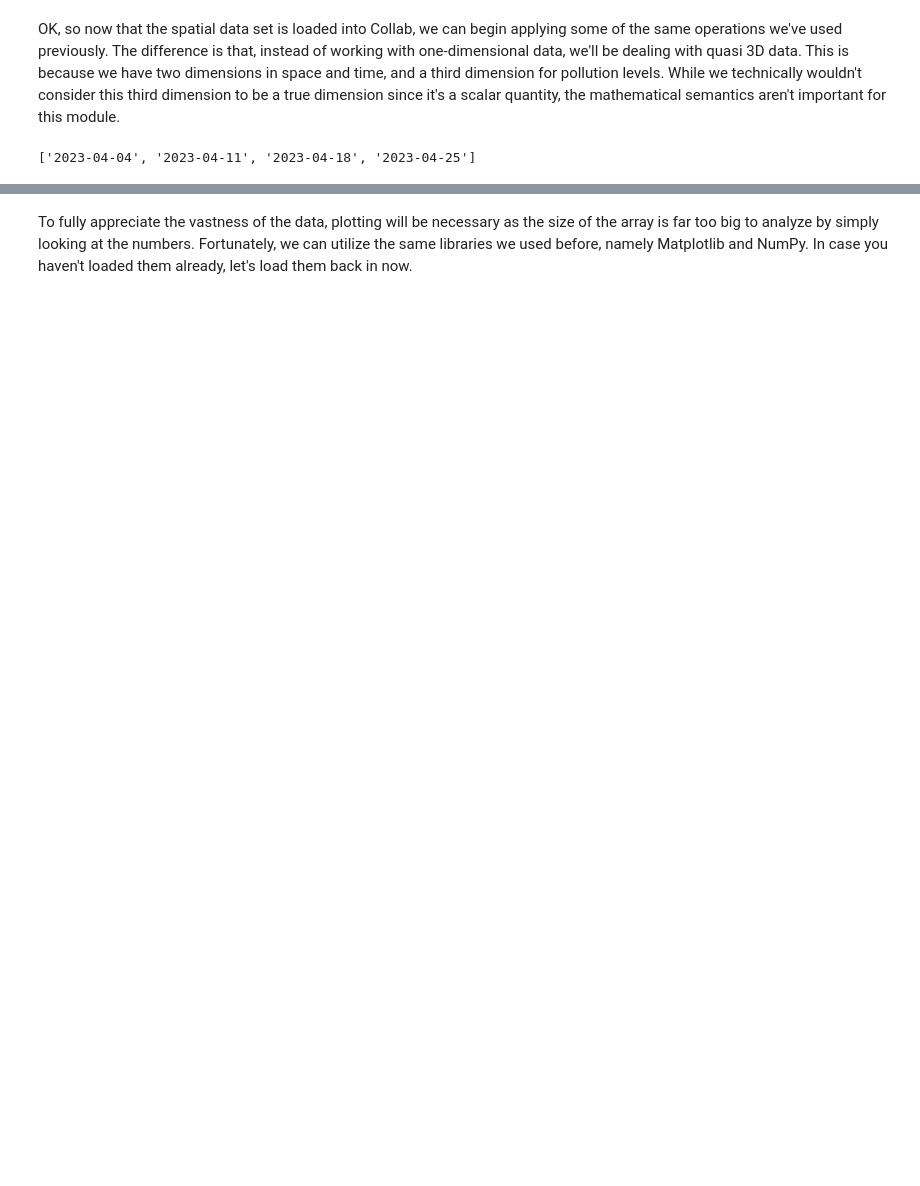
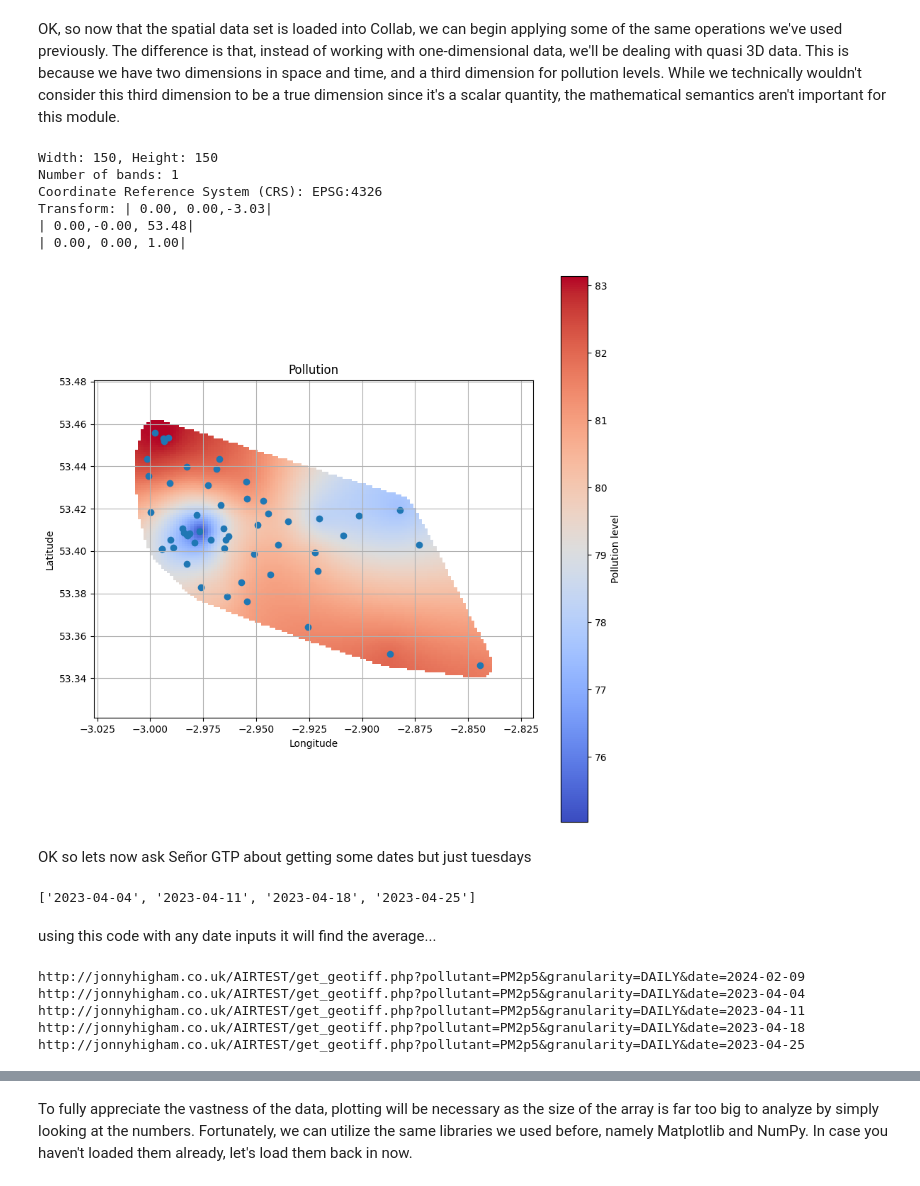
Before and after one commit to flowonthegoliv/ENVS666_2024, a Jupyter notebook: Tutorial_1.ipynb, the cells around one changed output, grey strips where cells are left out. Saved outputs shown, nothing was run; the diff lists cells and outputs as text; code cells hidden in the pictures; blank space fills up the shorter version.

```diff
--- a/Tutorial_1.ipynb
+++ b/Tutorial_1.ipynb
@@ -407,4 +423,65 @@ Transform: | 0.00, 0.00,-3.03|
 # %% [markdown]
 OK, so now that the spatial data set is loaded into Collab, we can begin applying some of the same operations we've used previously. The difference is that, instead of working with one-dimensional data, we'll be dealing with quasi 3D data. This is because we have two dimensions in space and time, and a third dimension for pollution levels. While we technically wouldn't consider this third dimension to be a true dimension since it's a scalar quantity, the mathematical semantics aren't important for this module.
+# %%
+#maybe lets add the scatter points
+import matplotlib.pyplot as plt
+import rasterio
+
+pollutant = 'HUMIDITY' #TEMPERATURE, PM2p5, PM10p0, PM1p0
+granularity = 'YEARLY' #MONTHLY, DAILY, HOURLY
+date='2024-02-09'
+
+file_path = requests.get('http://jonnyhigham.co.uk/AIRTEST/get_geotiff.php?pollutant='+pollutant+'&granularity='+granularity+'&date='+date).json()
+with rasterio.open(file_path) as src:
+    # Print basic metadata about the GeoTIFF file
+    print(f"Width: {src.width}, Height: {src.height}")
+    print(f"Number of bands: {src.count}")
+    print(f"Coordinate Reference System (CRS): {src.crs}")
+    print(f"Transform: {src.transform}")
+
+    # Read the first band
+    data = src.read(1, masked=True)  # Use masked=True to mask out no data values
+
+    # Get bounds
+    bounds = src.bounds
+    extent = [bounds.left, bounds.right, bounds.bottom, bounds.top]
+
+    # Plotting
+    fig, ax = plt.subplots(1, 1, figsize=(10, 10))
+    im = ax.imshow(data, cmap='coolwarm', extent=extent)
+
+    # Adding Points from before
+
+    url = "https://jonnyhigham.com/ENVS666/get_forecast.php"
+    response = requests.get(url)
+    data = response.json()
+    sensorInfo = data['sensorInfo']
+    df = pd.DataFrame(sensorInfo)
+    plt.scatter(df['lng'],df['lat'])
+
+
+    ax.set_title('Pollution')
+    ax.set_xlabel('Longitude')
+    ax.set_ylabel('Latitude')
+
+    # Adding colorbar
+    cbar = fig.colorbar(im, ax=ax)
+    cbar.set_label('Pollution level')
+
+    # Show grid and set aspect
+    ax.grid(True)
+    ax.set_aspect('equal', adjustable='box')
+
+    plt.show()
+# %% [output]
+Width: 150, Height: 150
+Number of bands: 1
+Coordinate Reference System (CRS): EPSG:4326
+Transform: | 0.00, 0.00,-3.03|
+| 0.00,-0.00, 53.48|
+| 0.00, 0.00, 1.00|
+[figure, added]
+# %% [markdown]
+OK so lets now ask Señor GTP about getting some dates but just tuesdays
 # %%
 #from ChatGTP
@@ -435,6 +510,8 @@ tuesdays_in_april = all_tuesdays(year, month)
 print(tuesdays_in_april)
 # %% [output]
 ['2023-04-04', '2023-04-11', '2023-04-18', '2023-04-25']
+# %% [markdown]
+using this code with any date inputs it will find the average...
 # %%
 import requests
 import rasterio
@@ -445,15 +522,18 @@ import matplotlib.pyplot as plt
 dates = tuesdays_in_april
 
 # Initialize parameters
-pollutant = 'HUMIDITY'
-granularity = 'YEARLY'
+pollutant = 'PM2p5'
+granularity = 'DAILY'
 
 # Placeholder for 3D numpy array initialization
 data_array = None
+url = f"http://jonnyhigham.co.uk/AIRTEST/get_geotiff.php?pollutant={pollutant}&granularity={granularity}&date={date}"
+print(url)
 
 for date in dates:
     # Construct the file path URL
     url = f"http://jonnyhigham.co.uk/AIRTEST/get_geotiff.php?pollutant={pollutant}&granularity={granularity}&date={date}"
+    print(url)
     response = requests.get(url)
     if response.status_code == 200:
         file_path = response.json()  # Assuming the server returns a direct link to the GeoTIFF
@@ -462,7 +542,7 @@ for date in dates:
         with rasterio.open(file_path) as src:
             # Read the raster data for the first band
             data = src.read(1, masked=True)  # Use masked=True to mask out no data values
-
+            meta = src.meta
             # Initialize or stack the 3D numpy array with the new data
             if data_array is None:
                 data_array = np.array([data])
@@ -470,3 +550,9 @@ for date in dates:
                 data_array = np.append(data_array, [data], axis=0)
     else:
         print(f"Failed to fetch data for {date}")
+# %% [output]
+http://jonnyhigham.co.uk/AIRTEST/get_geotiff.php?pollutant=PM2p5&granularity=DAILY&date=2024-02-09
+http://jonnyhigham.co.uk/AIRTEST/get_geotiff.php?pollutant=PM2p5&granularity=DAILY&date=2023-04-04
+http://jonnyhigham.co.uk/AIRTEST/get_geotiff.php?pollutant=PM2p5&granularity=DAILY&date=2023-04-11
+http://jonnyhigham.co.uk/AIRTEST/get_geotiff.php?pollutant=PM2p5&granularity=DAILY&date=2023-04-18
+http://jonnyhigham.co.uk/AIRTEST/get_geotiff.php?pollutant=PM2p5&granularity=DAILY&date=2023-04-25
```
Also changed, not shown: parts of 18 cells of this notebook.
